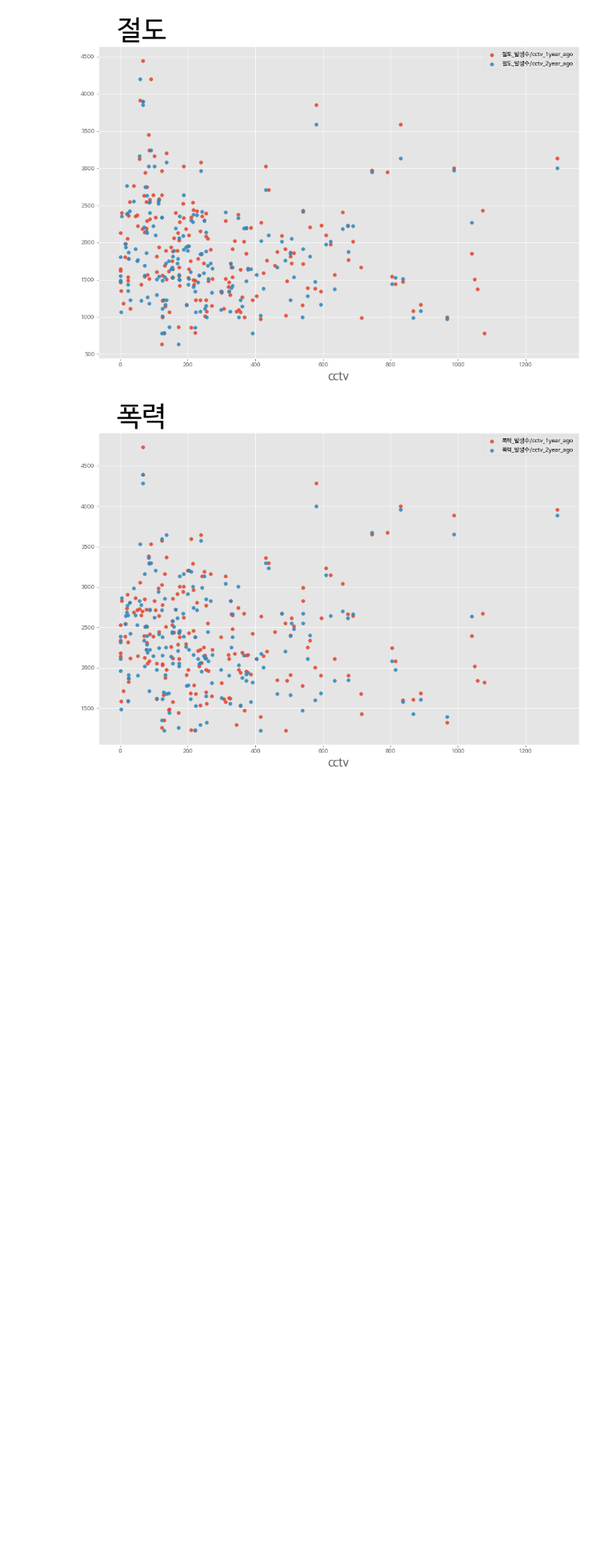
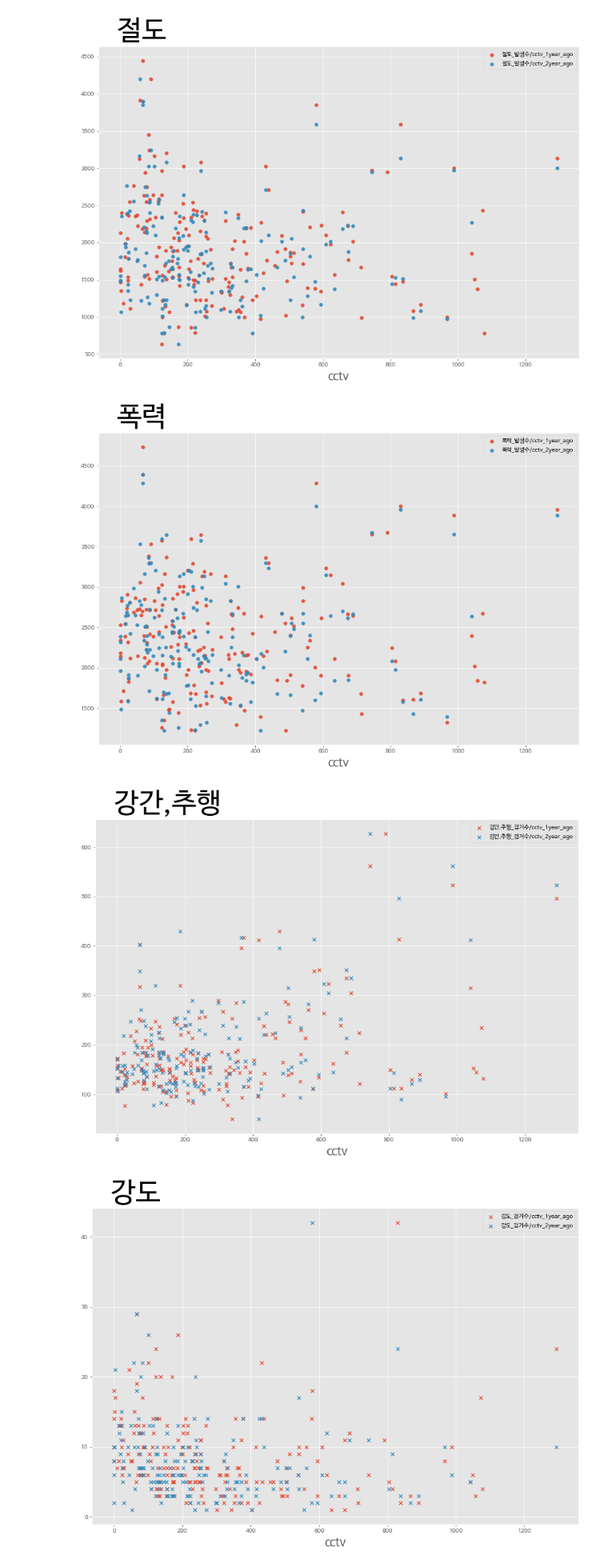
Before and after one commit to dacon-competition-seoul/dacon-seoul, a Jupyter notebook: 자치구별분석.ipynb, the cells around one changed output. Shown at 80% size. Drawn from its saved outputs; the diff is of its cells as text; code cells hidden in the pictures; blank space fills up the shorter version.

```diff
--- a/자치구별분석.ipynb
+++ b/자치구별분석.ipynb
@@ -117,3 +200,8 @@ analysis.visualize(x="cctv", shift=[1,2], arrest=False)
 [figure]
 [figure]
 [figure]
+# %%
+analysis.visualize(x="cctv", shift=[1,2], occur=False)
+# %% [output]
+[figure, added]
+[figure, added]
```
Also changed, not shown: parts of 14 cells of this notebook.
